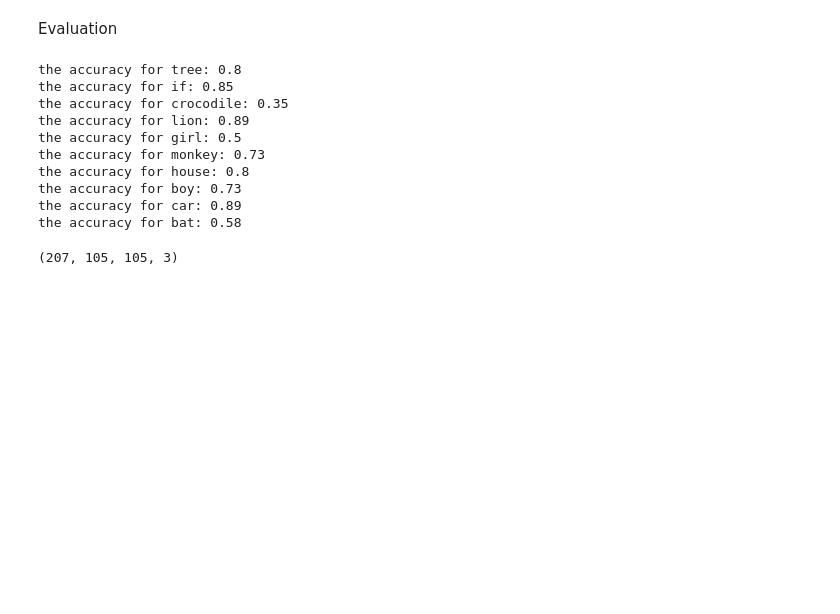
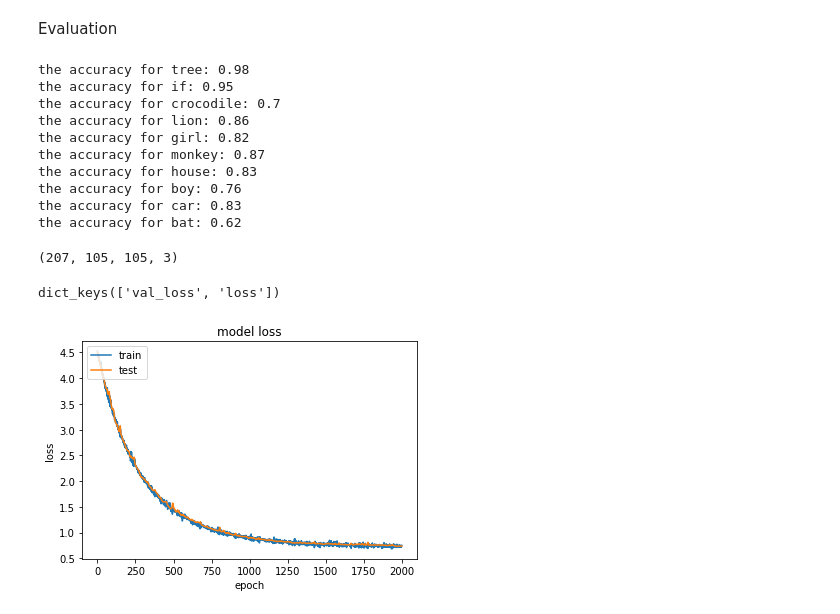
Before and after one commit to HamidDelshadi/one_shot_siamese, a Jupyter notebook: OneShotHMM.ipynb, the cells around one changed output. Saved outputs shown, nothing was run; the diff lists cells and outputs as text; code cells hidden in the pictures; blank space fills up the shorter version.

Commit message:
plot history and standardize has been added

```diff
--- a/OneShotHMM.ipynb
+++ b/OneShotHMM.ipynb
@@ -141,10 +143,11 @@ class DS:
         y = np.zeros(class_count)
         y[class_idx] = 1
         return [pair_1, pair_2], y
+
     def normalize(self):
-        self.x_tr/=255
-        self.x_val/=255
-        self.x_eval/=255
+        self.x_tr= self.x_tr /255
+        self.x_val= self.x_val / 255
+        self.x_eval= self.x_eval / 255
 
     def standardize_images(self,x):
         if x is None:
@@ -203,6 +206,15 @@ def eval_siamese(model,ds, count):
         per_class[i%class_count] += 1
     acc = corrects/per_class
     return acc, np.average(acc)
+# %%
+def plot_history(history):
+    plt.plot(history.history['loss'])
+    plt.plot(history.history['val_loss'])
+    plt.title('model loss')
+    plt.ylabel('loss')
+    plt.xlabel('epoch')
+    plt.legend(['train', 'test'], loc='upper left')
+    plt.show()
 # %% [markdown]
 ### Batch1
 # %% [markdown]
@@ -282,17 +296,25 @@ accs, avg_acc = eval_siamese(model,batch1_ds, 1000)
 for i, label in enumerate(batch1_ds.names_eval):
     print("the accuracy for {}: {}".format(label, accs[i]))
 # %% [output]
-the accuracy for tree: 0.8
-the accuracy for if: 0.85
-the accuracy for crocodile: 0.35
-the accuracy for lion: 0.89
-the accuracy for girl: 0.5
-the accuracy for monkey: 0.73
-the accuracy for house: 0.8
-the accuracy for boy: 0.73
-the accuracy for car: 0.89
-the accuracy for bat: 0.58
+the accuracy for tree: 0.98
+the accuracy for if: 0.95
+the accuracy for crocodile: 0.7
+the accuracy for lion: 0.86
+the accuracy for girl: 0.82
+the accuracy for monkey: 0.87
+the accuracy for house: 0.83
+the accuracy for boy: 0.76
+the accuracy for car: 0.83
+the accuracy for bat: 0.62
 # %%
 batch1_ds.x_eval.shape
 # %% [output]
 (207, 105, 105, 3)
+# %%
+history.history.keys()
+# %% [output]
+dict_keys(['val_loss', 'loss'])
+# %%
+plot_history(history)
+# %% [output]
+[figure, added]
```
Also changed, not shown: parts of 3 cells of this notebook.
